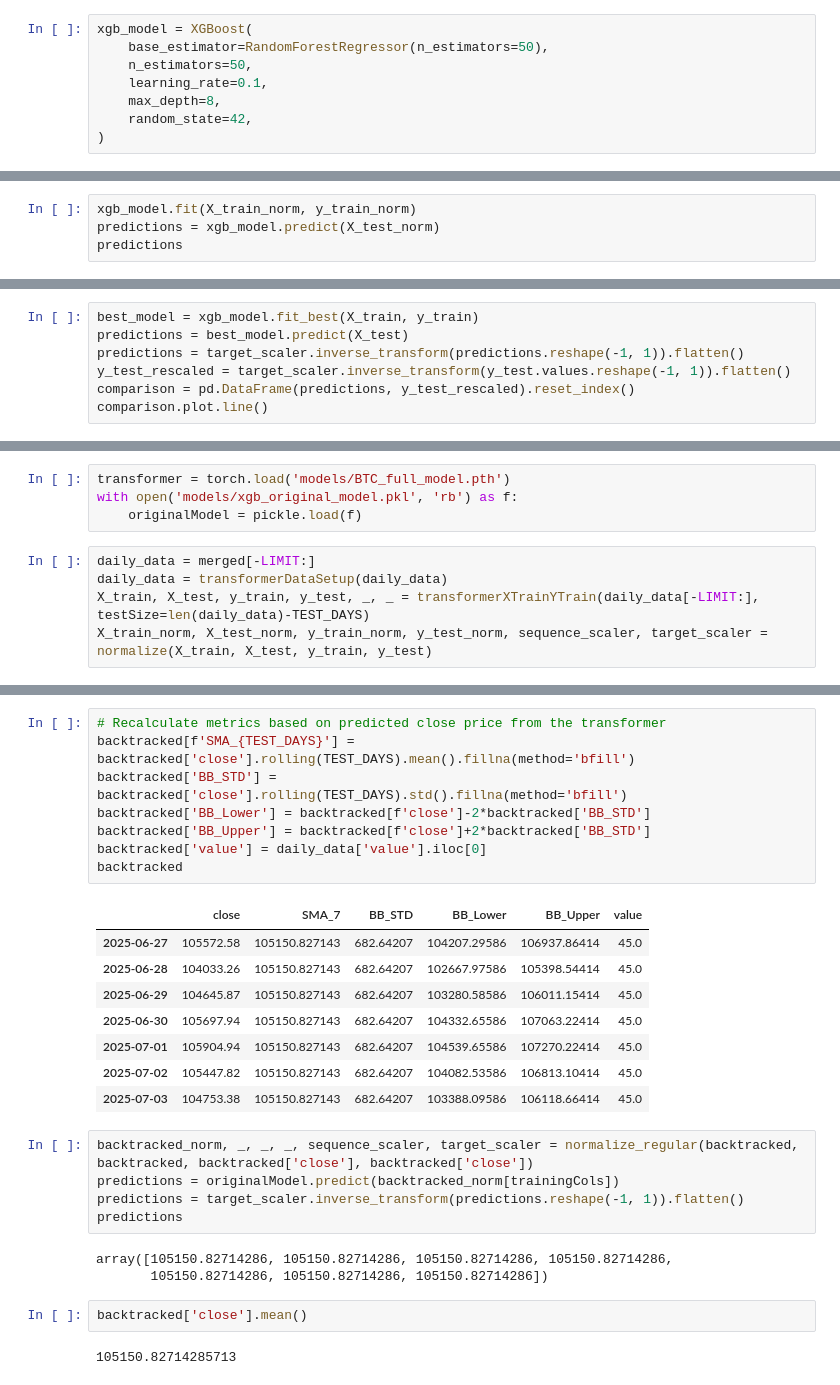
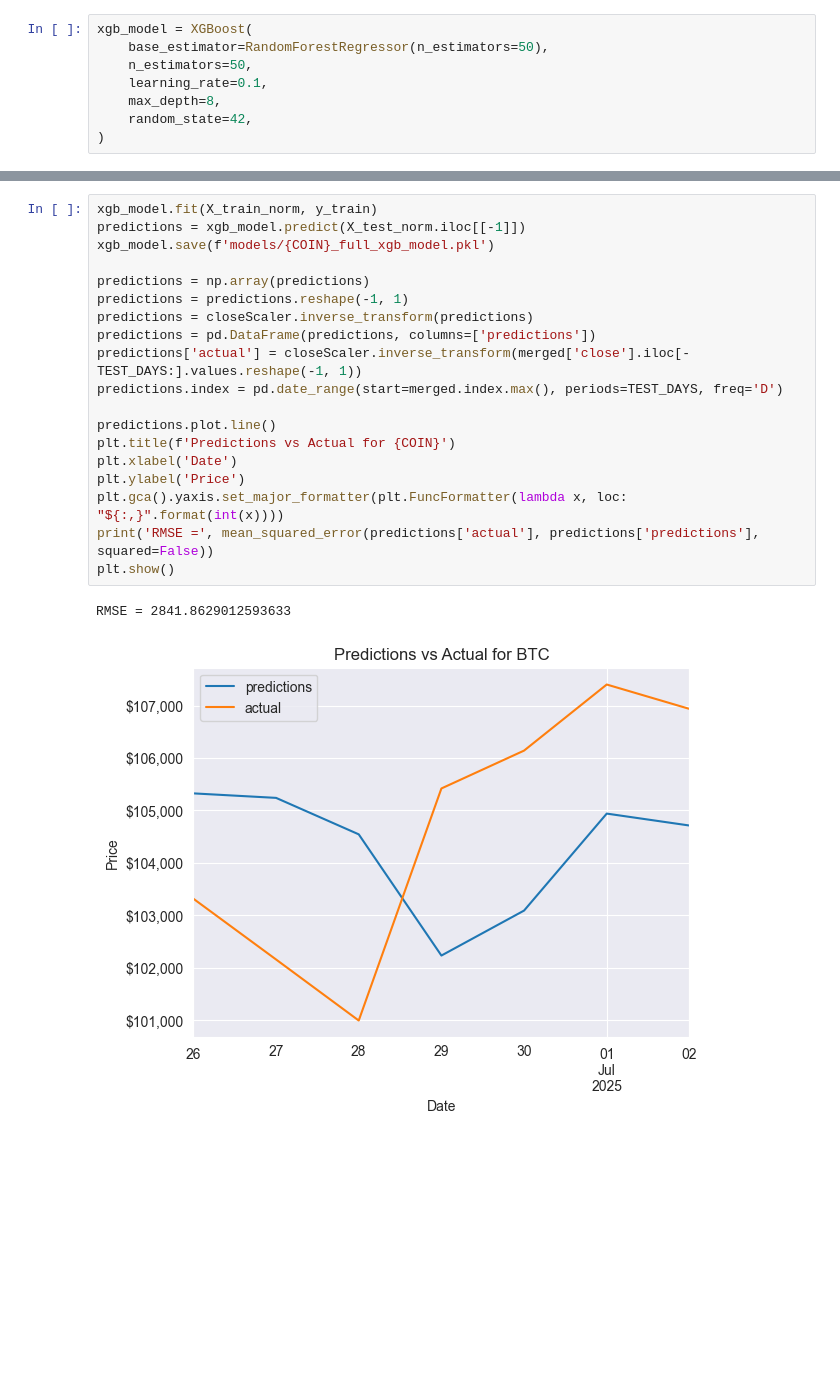
Before and after one commit to kingsuching/cryptoTrading, a Jupyter notebook: sucheenXGBoost.ipynb, the cells around one changed output, grey strips where cells are left out. Saved outputs shown, nothing was run; the diff lists cells and outputs as text; blank space fills up the shorter version.

```diff
--- a/sucheenXGBoost.ipynb
+++ b/sucheenXGBoost.ipynb
@@ -117,4 +125,0 @@ items
-# %%
-xgb_model.fit(X_train_norm, y_train_norm)
-predictions = xgb_model.predict(X_test_norm)
-predictions
@@ -141,7 +125,0 @@ xgb_model.tune_hyperparameters(X_train, y_train, param_grid=custom_param_grid, c
-# %%
-best_model = xgb_model.fit_best(X_train, y_train)
-predictions = best_model.predict(X_test)
-predictions = target_scaler.inverse_transform(predictions.reshape(-1, 1)).flatten()
-y_test_rescaled = target_scaler.inverse_transform(y_test.values.reshape(-1, 1)).flatten()
-comparison = pd.DataFrame(predictions, y_test_rescaled).reset_index()
-comparison.plot.line()
@@ -159,9 +125,0 @@ Load Models
-# %%
-transformer = torch.load('models/BTC_full_model.pth')
-with open('models/xgb_original_model.pkl', 'rb') as f:
-    originalModel = pickle.load(f)
-# %%
-daily_data = merged[-LIMIT:]
-daily_data = transformerDataSetup(daily_data)
-X_train, X_test, y_train, y_test, _, _ = transformerXTrainYTrain(daily_data[-LIMIT:], testSize=len(daily_data)-TEST_DAYS)
-X_train_norm, X_test_norm, y_train_norm, y_test_norm, sequence_scaler, target_scaler = normalize(X_train, X_test, y_train, y_test)
@@ -182,29 +126,22 @@ backtracked
-# %%
-# Recalculate metrics based on predicted close price from the transformer
-backtracked[f'SMA_{TEST_DAYS}'] = backtracked['close'].rolling(TEST_DAYS).mean().fillna(method='bfill')
-backtracked['BB_STD'] = backtracked['close'].rolling(TEST_DAYS).std().fillna(method='bfill')
-backtracked['BB_Lower'] = backtracked[f'close']-2*backtracked['BB_STD']
-backtracked['BB_Upper'] = backtracked[f'close']+2*backtracked['BB_STD']
-backtracked['value'] = daily_data['value'].iloc[0]
-backtracked
-# %% [output]
-|  | close | SMA_7 | BB_STD | BB_Lower | BB_Upper | value |
-| 2025-06-27 | 105572.58 | 105150.827143 | 682.64207 | 104207.29586 | 106937.86414 | 45.0 |
-| 2025-06-28 | 104033.26 | 105150.827143 | 682.64207 | 102667.97586 | 105398.54414 | 45.0 |
-| 2025-06-29 | 104645.87 | 105150.827143 | 682.64207 | 103280.58586 | 106011.15414 | 45.0 |
-| 2025-06-30 | 105697.94 | 105150.827143 | 682.64207 | 104332.65586 | 107063.22414 | 45.0 |
-| 2025-07-01 | 105904.94 | 105150.827143 | 682.64207 | 104539.65586 | 107270.22414 | 45.0 |
-| 2025-07-02 | 105447.82 | 105150.827143 | 682.64207 | 104082.53586 | 106813.10414 | 45.0 |
-| 2025-07-03 | 104753.38 | 105150.827143 | 682.64207 | 103388.09586 | 106118.66414 | 45.0 |
-# %%
-backtracked_norm, _, _, _, sequence_scaler, target_scaler = normalize_regular(backtracked, backtracked, backtracked['close'], backtracked['close'])
-predictions = originalModel.predict(backtracked_norm[trainingCols])
-predictions = target_scaler.inverse_transform(predictions.reshape(-1, 1)).flatten()
-predictions
-# %% [output]
-array([105150.82714286, 105150.82714286, 105150.82714286, 105150.82714286,
-       105150.82714286, 105150.82714286, 105150.82714286])
-# %%
-backtracked['close'].mean()
-# %% [output]
-105150.82714285713
+# %%
+xgb_model.fit(X_train_norm, y_train)
+predictions = xgb_model.predict(X_test_norm.iloc[[-1]])
+xgb_model.save(f'models/{COIN}_full_xgb_model.pkl')
+
+predictions = np.array(predictions)
+predictions = predictions.reshape(-1, 1)
+predictions = closeScaler.inverse_transform(predictions)
+predictions = pd.DataFrame(predictions, columns=['predictions'])
+predictions['actual'] = closeScaler.inverse_transform(merged['close'].iloc[-TEST_DAYS:].values.reshape(-1, 1))
+predictions.index = pd.date_range(start=merged.index.max(), periods=TEST_DAYS, freq='D')
+
+predictions.plot.line()
+plt.title(f'Predictions vs Actual for {COIN}')
+plt.xlabel('Date')
+plt.ylabel('Price')
+plt.gca().yaxis.set_major_formatter(plt.FuncFormatter(lambda x, loc: "${:,}".format(int(x))))
+print('RMSE =', mean_squared_error(predictions['actual'], predictions['predictions'], squared=False))
+plt.show()
+# %% [output]
+RMSE = 2841.8629012593633
+[figure, added]
```
Also changed, not shown: parts of 13 cells of this notebook.
